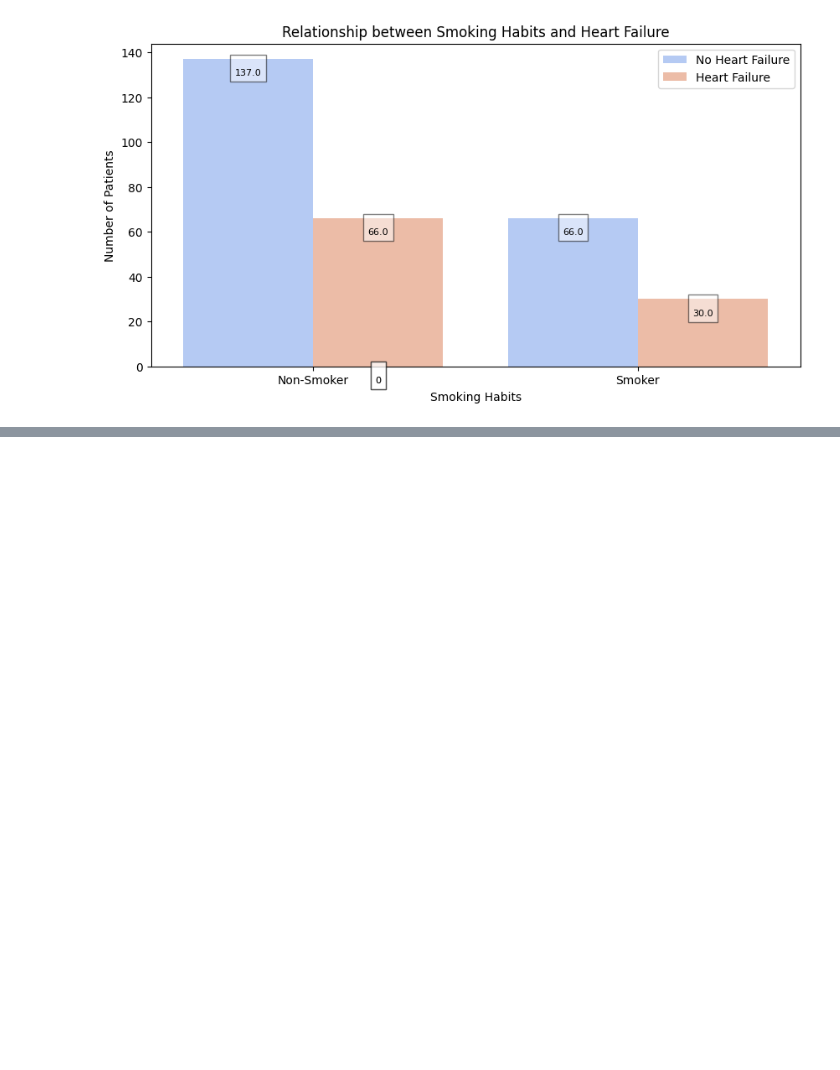
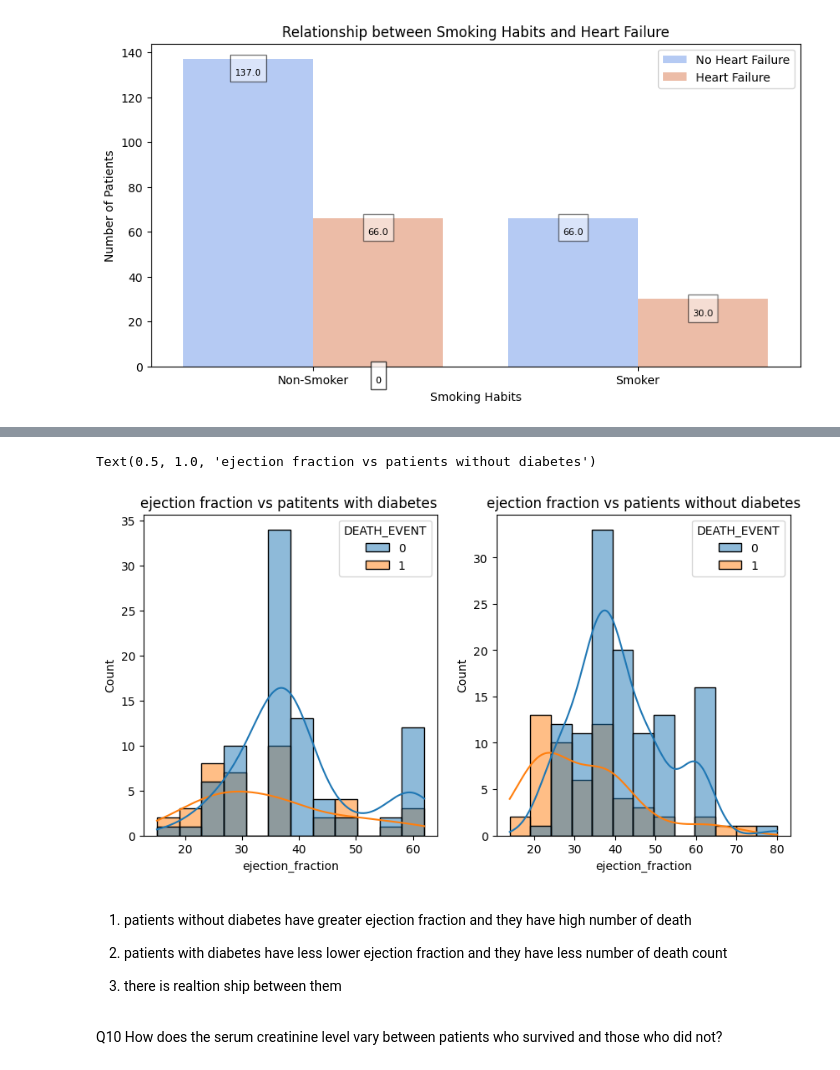
Before and after one commit to rayliegh7/Full_Stack_Data_science_Pro, a Jupyter notebook: Assignments/EDA-Assignment1.ipynb, the cells around one changed output, grey strips where cells are left out. Cells and saved outputs as stored; diff of their text form; code cells hidden in the pictures; blank space fills up the shorter version.

```diff
--- a/Assignments/EDA-Assignment1.ipynb
+++ b/Assignments/EDA-Assignment1.ipynb
@@ -156,0 +186,22 @@ plt.show()
+# %%
+patients_diabetes = df[df['diabetes']==1][['ejection_fraction','DEATH_EVENT']]
+patients_without_diabetes = df[df['diabetes']==0][['ejection_fraction','DEATH_EVENT']]
+# %%
+plt.figure(figsize=(10,5))
+plt.subplot(1,2,1)
+sns.histplot(data=patients_diabetes,x='ejection_fraction',kde=True,hue='DEATH_EVENT')
+plt.title('ejection fraction vs patitents with diabetes ')
+plt.subplot(1,2,2)
+sns.histplot(data=patients_without_diabetes,x='ejection_fraction',kde=True,hue='DEATH_EVENT')
+plt.title('ejection fraction vs patients without diabetes')
+# %% [output]
+Text(0.5, 1.0, 'ejection fraction vs patients without diabetes')
+[figure, added]
+# %% [markdown]
+1) patients without diabetes have greater ejection fraction and they have high number of death
+
+2) patients with diabetes have less lower ejection fraction and they have less number of death count
+
+3) there is realtion ship between them
+# %% [markdown]
+Q10 How does the serum creatinine level vary between patients who survived and those who did not?
```
Also changed, not shown: parts of 7 cells of this notebook.
